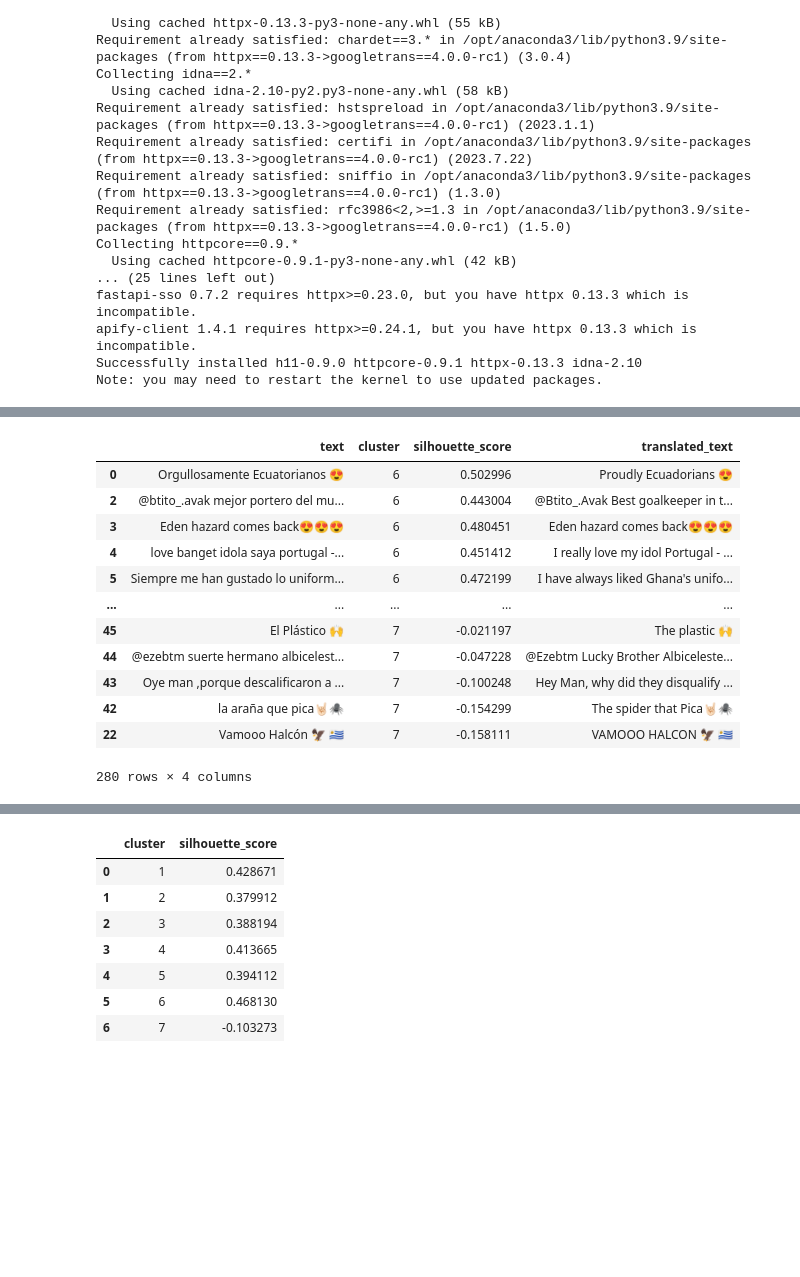
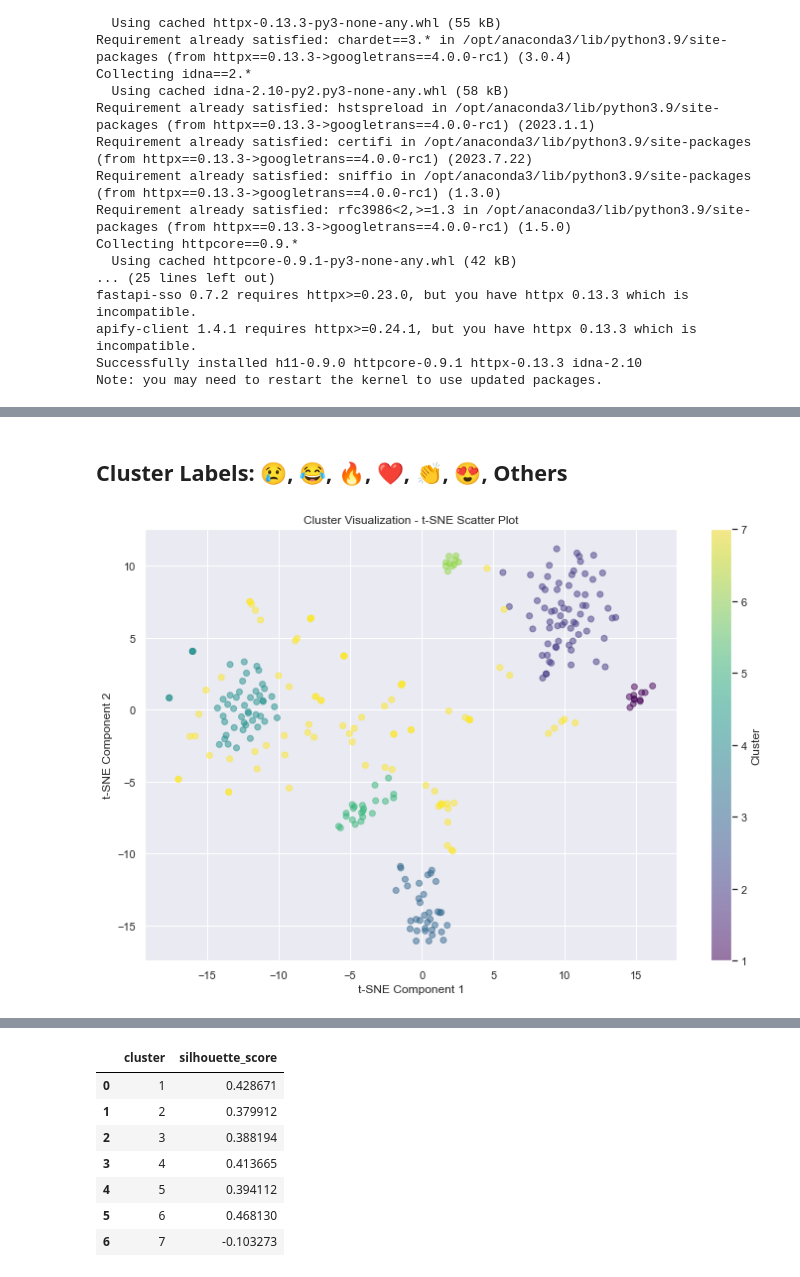
Before and after one commit to yuhsin-huang/EmojiResearch-WorldCup2022, a Jupyter notebook: 07- Hierarchical Clustering.ipynb, the cells around one changed output, grey strips where cells are left out. Cells and saved outputs as stored; diff of their text form; code cells hidden in the pictures; blank space fills up the shorter version.

```diff
--- a/07- Hierarchical Clustering.ipynb
+++ b/07- Hierarchical Clustering.ipynb
@@ -314,17 +416,6 @@ es_linkage_matrix, es_mean_silhouette = apply_hierarchical_clustering(es_embeddi
-# %%
-es_linkage_matrix['translated_text'] = es_linkage_matrix['text'].apply(translate_text, target_language='en')
-es_linkage_matrix
-# %% [output]
-|  | text | cluster | silhouette_score | translated_text |
-| 0 | Orgullosamente Ecuatorianos 😍 | 6 | 0.502996 | Proudly Ecuadorians 😍 |
-| 2 | @btito_.avak mejor portero del mu... | 6 | 0.443004 | @Btito_.Avak Best goalkeeper in t... |
-| 3 | Eden hazard comes back😍😍😍 | 6 | 0.480451 | Eden hazard comes back😍😍😍 |
-| 4 | love banget idola saya portugal -... | 6 | 0.451412 | I really love my idol Portugal - ... |
-| 5 | Siempre me han gustado lo uniform... | 6 | 0.472199 | I have always liked Ghana's unifo... |
-| ... | ... | ... | ... | ... |
-| 45 | El Plástico 🙌 | 7 | -0.021197 | The plastic 🙌 |
-| 44 | @ezebtm suerte hermano albicelest... | 7 | -0.047228 | @Ezebtm Lucky Brother Albiceleste... |
-| 43 | Oye man ,porque descalificaron a ... | 7 | -0.100248 | Hey Man, why did they disqualify ... |
-| 42 | la araña que pica🤘🏻🕷️ | 7 | -0.154299 | The spider that Pica🤘🏻🕷️ |
-| 22 | Vamooo Halcón 🦅 🇺🇾 | 7 | -0.158111 | VAMOOO HALCON 🦅 🇺🇾 |
-280 rows × 4 columns
+# %% [markdown]
+## Cluster Labels: 😢, 😂, 🔥, ❤️, 👏, 😍, Others
+# %%
+visualize_clusters_tsne(es_embeddings, es_cluster_labels)
+# %% [output]
+[figure, added]
```
Also changed, not shown: parts of 27 cells of this notebook, 1 other file.
